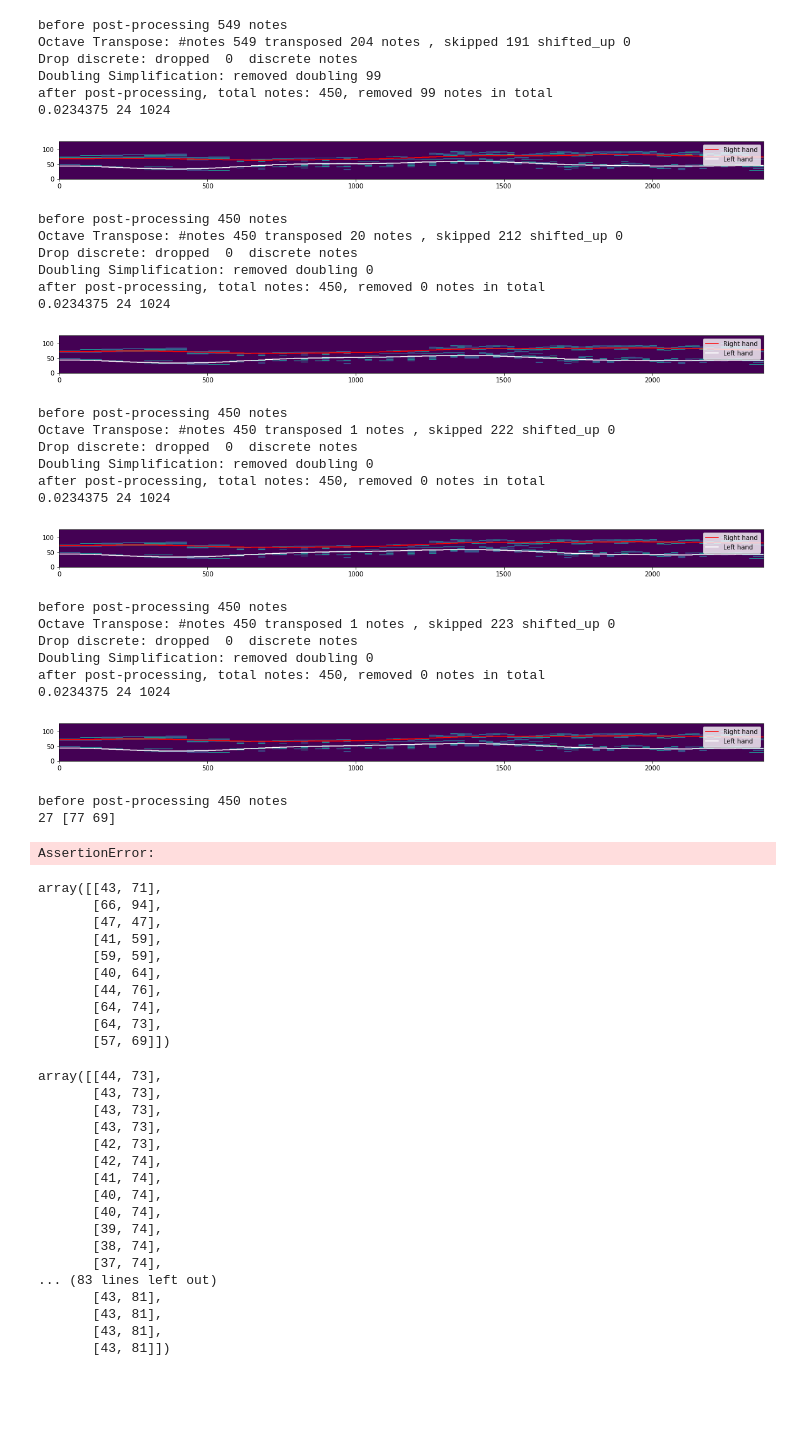
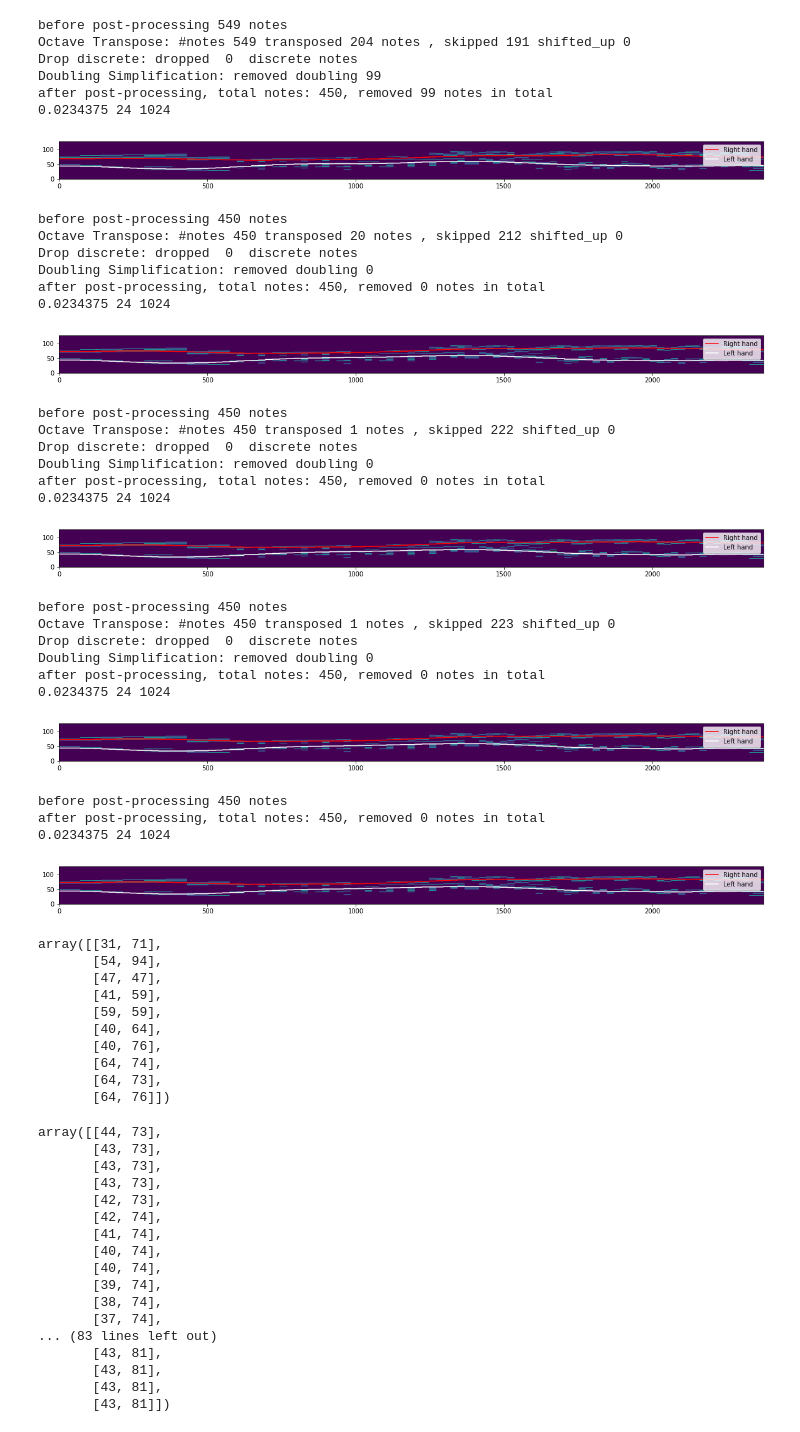
Before and after one commit to ChanTszKit/MIDI-BERT-2, a Jupyter notebook: postprocessing.ipynb, the cells around one changed output. Drawn from its saved outputs; the diff is of its cells as text; code cells hidden in the pictures; blank space fills up the shorter version.

```diff
--- a/postprocessing.ipynb
+++ b/postprocessing.ipynb
@@ -354,7 +354,7 @@ def octave_transpose(transpose_notes, tick_per_beat,threshold=10,center_threshol
                     for cached_note in cached_left_notes:
                         shift_up_count+=1
                         transpose_notes[cached_note[0]].pitch+=12
-                        all_left_notes[cached_note[0]].pitch += 12
+                        # all_left_notes[cached_note[0]].pitch += 12
 
 
 
@@ -420,6 +420,7 @@ def octave_transpose(transpose_notes, tick_per_beat,threshold=10,center_threshol
         centers_per_beat,range_per_beat = get_centers_per_beat(transpose_notes, tick_per_beat,center_threshold,mode=mode)
         all_left_notes = list(filter(lambda note: note is not None,all_left_notes))
         all_right_notes = list(filter(lambda note: note is not None,all_right_notes))
+        return transpose_notes,centers_per_beat,range_per_beat
         return all_left_notes,all_right_notes,centers_per_beat,range_per_beat
 
     # visualization : center line of left/right hand
@@ -610,56 +611,59 @@ while True:
 notes,tick_per_beat = read_midi("post_processed.mid")
 org_notes=len(notes)
 print(f'before post-processing {org_notes} notes')
-notes_lh,notes_rh, centers_per_beat,range_per_beat = octave_transpose(notes, tick_per_beat,0,1,range_per_beat,mode='minmax',shiftbase=True)
+# notes_lh,notes_rh, centers_per_beat,range_per_beat = octave_transpose(notes, tick_per_beat,0,1,range_per_beat,mode='minmax',shiftbase=True)
+# notes, centers_per_beat,range_per_beat = octave_transpose(notes, tick_per_beat,0,1,range_per_beat,mode='minmax',shiftbase=True)
 cur_notes=len(notes)
 print(f'after post-processing, total notes: {cur_notes}, removed {org_notes-cur_notes} notes in total')
 visualize(notes,tick_per_beat,centers_per_beat=centers_per_beat,range_per_beat=None,length=5000)
-write_midi(notes_lh, "post_processed.mid", tick_per_beat,notes_rh)
+# write_midi(notes_lh, "post_processed.mid", tick_per_beat,notes_rh)
+write_midi(notes,"post_processed.mid", tick_per_beat)
 # %% [output]
 before post-processing 549 notes
 Octave Transpose: #notes 549 transposed 204 notes , skipped 191 shifted_up 0
 Drop discrete: dropped  0  discrete notes
 Doubling Simplification: removed doubling 99
 after post-processing, total notes: 450, removed 99 notes in total
 0.0234375 24 1024
 [figure]
 before post-processing 450 notes
 Octave Transpose: #notes 450 transposed 20 notes , skipped 212 shifted_up 0
 Drop discrete: dropped  0  discrete notes
 Doubling Simplification: removed doubling 0
 after post-processing, total notes: 450, removed 0 notes in total
 0.0234375 24 1024
 [figure]
 before post-processing 450 notes
 Octave Transpose: #notes 450 transposed 1 notes , skipped 222 shifted_up 0
 Drop discrete: dropped  0  discrete notes
 Doubling Simplification: removed doubling 0
 after post-processing, total notes: 450, removed 0 notes in total
 0.0234375 24 1024
 [figure]
 before post-processing 450 notes
 Octave Transpose: #notes 450 transposed 1 notes , skipped 223 shifted_up 0
 Drop discrete: dropped  0  discrete notes
 Doubling Simplification: removed doubling 0
 after post-processing, total notes: 450, removed 0 notes in total
 0.0234375 24 1024
 [figure]
 before post-processing 450 notes
-27 [77 69]
+after post-processing, total notes: 450, removed 0 notes in total
+0.0234375 24 1024
-AssertionError:
+[figure, added]
 # %%
 range_per_beat[40:50]
 # %% [output]
-array([[43, 71],
-       [66, 94],
+array([[31, 71],
+       [54, 94],
        [47, 47],
        [41, 59],
        [59, 59],
        [40, 64],
-       [44, 76],
+       [40, 76],
        [64, 74],
        [64, 73],
-       [57, 69]])
+       [64, 76]])
 # %%
 centers_per_beat
 # %% [output]
```
